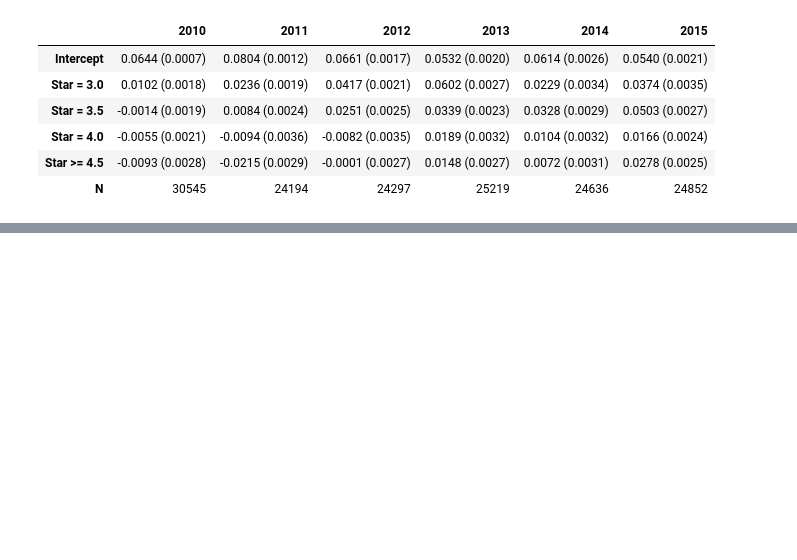
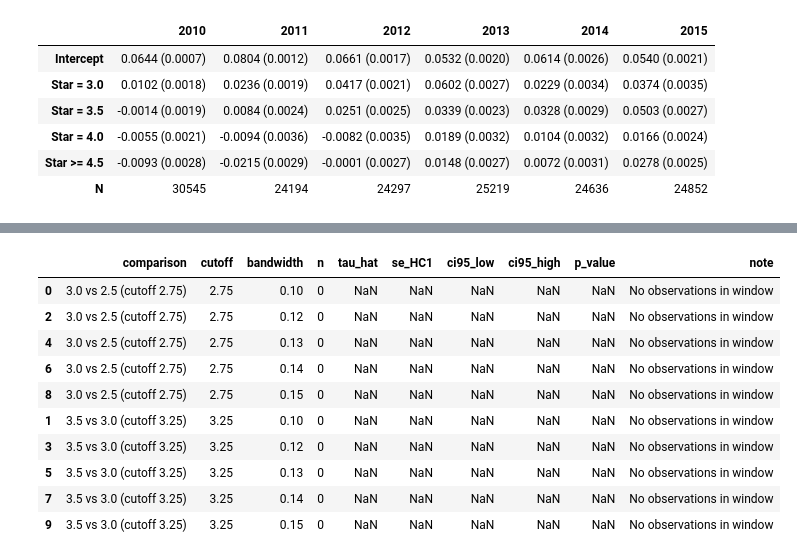
Before and after one commit to SebastianKou/HW3, a Jupyter notebook: HW3-answers.ipynb, the cells around one changed output, grey strips where cells are left out. Saved outputs shown, nothing was run; the diff lists cells and outputs as text; code cells hidden in the pictures; blank space fills up the shorter version.

```diff
--- a/HW3-answers.ipynb
+++ b/HW3-answers.ipynb
@@ -269,0 +300,84 @@ SyntaxError: unmatched ']' (3271849084.py, line 8)
+# %%
+#Question 7
+
+d7 = data.loc[data["year"] == 2010].copy()
+
+d7["star"] = pd.to_numeric(d7["partcd_score"], errors="coerce")
+
+running_col = "partcd_score"
+d7["running"] = pd.to_numeric(d7[running_col], errors="coerce")
+
+outcome_col = "avg_enrollment"
+d7[outcome_col] = pd.to_numeric(d7[outcome_col], errors="coerce")
+
+
+def rd_local_linear(df, outcome, running="running", cutoff=2.75, h=0.125, min_n=20):
+    d = df[[outcome, running]].dropna().copy()
+    d = d.loc[(d[running] >= cutoff - h) & (d[running] <= cutoff + h)].copy()
+
+    if d.shape[0] == 0:
+        return {
+            "cutoff": cutoff, "bandwidth": h, "n": 0,
+            "tau_hat": np.nan, "se_HC1": np.nan, "p_value": np.nan,
+            "note": "No observations in window"
+        }
+
+    note = ""
+    if d.shape[0] < min_n:
+        note = f"Small n (n={d.shape[0]})"
+
+    d["treat"] = (d[running] >= cutoff).astype(int)
+    d["x"] = d[running] - cutoff
+    d["treat_x"] = d["treat"] * d["x"]
+
+    X = sm.add_constant(d[["treat", "x", "treat_x"]])
+    y = d[outcome]
+
+    m = sm.OLS(y, X).fit(cov_type="HC1")
+
+    return {
+        "cutoff": cutoff,
+        "bandwidth": h,
+        "n": int(m.nobs),
+        "tau_hat": float(m.params["treat"]),
+        "se_HC1": float(m.bse["treat"]),
+        "p_value": float(m.pvalues["treat"]),
+        "note": note
+    }
+
+
+bandwidths = [0.10, 0.12, 0.13, 0.14, 0.15]
+cutoffs = [
+    (2.75, "3.0 vs 2.5 (cutoff 2.75)"),
+    (3.25, "3.5 vs 3.0 (cutoff 3.25)")
+]
+
+rows = []
+for h in bandwidths:
+    for c, label in cutoffs:
+        res = rd_local_linear(d7, outcome=outcome_col, cutoff=c, h=h)
+        rows.append({"comparison": label, **res})
+
+results7 = pd.DataFrame(rows)
+results7["ci95_low"] = results7["tau_hat"] - 1.96 * results7["se_HC1"]
+results7["ci95_high"] = results7["tau_hat"] + 1.96 * results7["se_HC1"]
+
+# Table output (same vibe as your Q6)
+results7_table = results7[[
+    "comparison", "cutoff", "bandwidth", "n",
+    "tau_hat", "se_HC1", "ci95_low", "ci95_high", "p_value", "note"
+]].sort_values(["comparison", "bandwidth"])
+
+results7_table
+# %% [output]
+|  | comparison | cutoff | bandwidth | n | tau_hat | se_HC1 | ci95_low | ci95_high | p_value | note |
+| 0 | 3.0 vs 2.5 (cutoff 2.75) | 2.75 | 0.10 | 0 | NaN | NaN | NaN | NaN | NaN | No observations in window |
+| 2 | 3.0 vs 2.5 (cutoff 2.75) | 2.75 | 0.12 | 0 | NaN | NaN | NaN | NaN | NaN | No observations in window |
+| 4 | 3.0 vs 2.5 (cutoff 2.75) | 2.75 | 0.13 | 0 | NaN | NaN | NaN | NaN | NaN | No observations in window |
+| 6 | 3.0 vs 2.5 (cutoff 2.75) | 2.75 | 0.14 | 0 | NaN | NaN | NaN | NaN | NaN | No observations in window |
+| 8 | 3.0 vs 2.5 (cutoff 2.75) | 2.75 | 0.15 | 0 | NaN | NaN | NaN | NaN | NaN | No observations in window |
+| 1 | 3.5 vs 3.0 (cutoff 3.25) | 3.25 | 0.10 | 0 | NaN | NaN | NaN | NaN | NaN | No observations in window |
+| 3 | 3.5 vs 3.0 (cutoff 3.25) | 3.25 | 0.12 | 0 | NaN | NaN | NaN | NaN | NaN | No observations in window |
+| 5 | 3.5 vs 3.0 (cutoff 3.25) | 3.25 | 0.13 | 0 | NaN | NaN | NaN | NaN | NaN | No observations in window |
+| 7 | 3.5 vs 3.0 (cutoff 3.25) | 3.25 | 0.14 | 0 | NaN | NaN | NaN | NaN | NaN | No observations in window |
+| 9 | 3.5 vs 3.0 (cutoff 3.25) | 3.25 | 0.15 | 0 | NaN | NaN | NaN | NaN | NaN | No observations in window |
```
Also changed, not shown: parts of 7 cells of this notebook.
